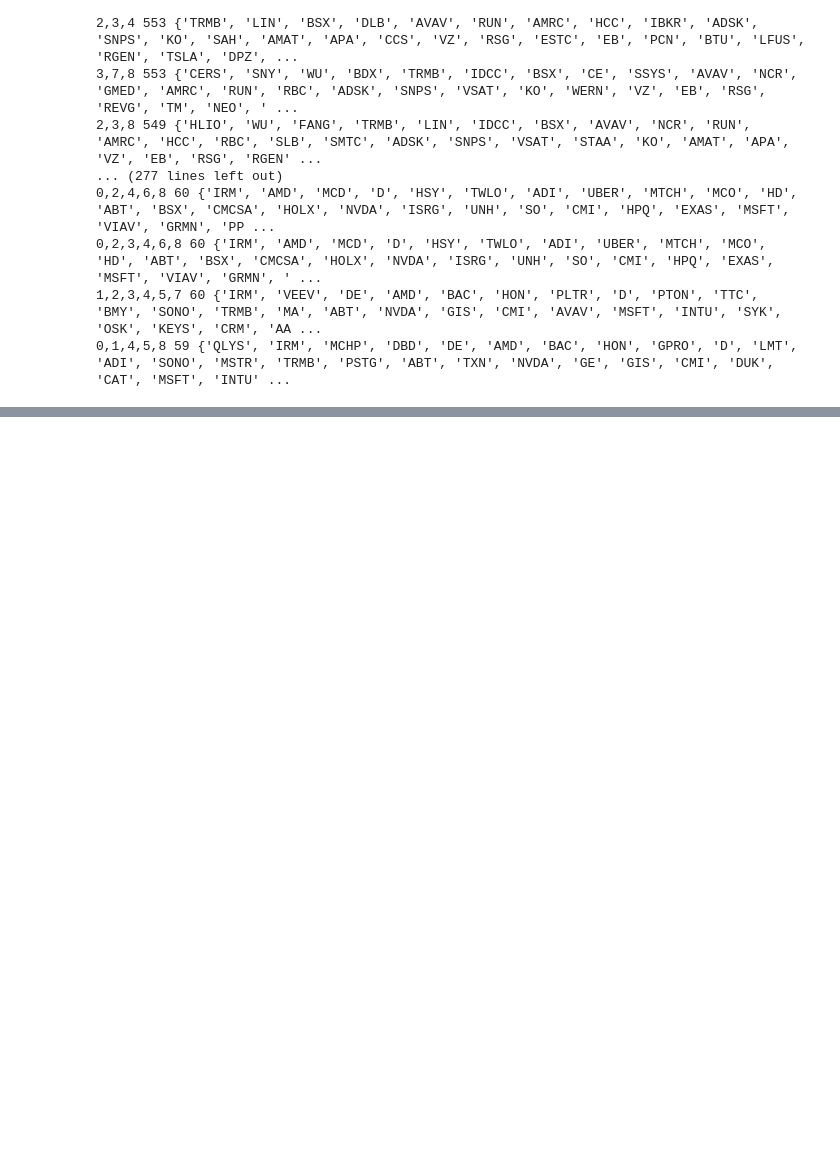
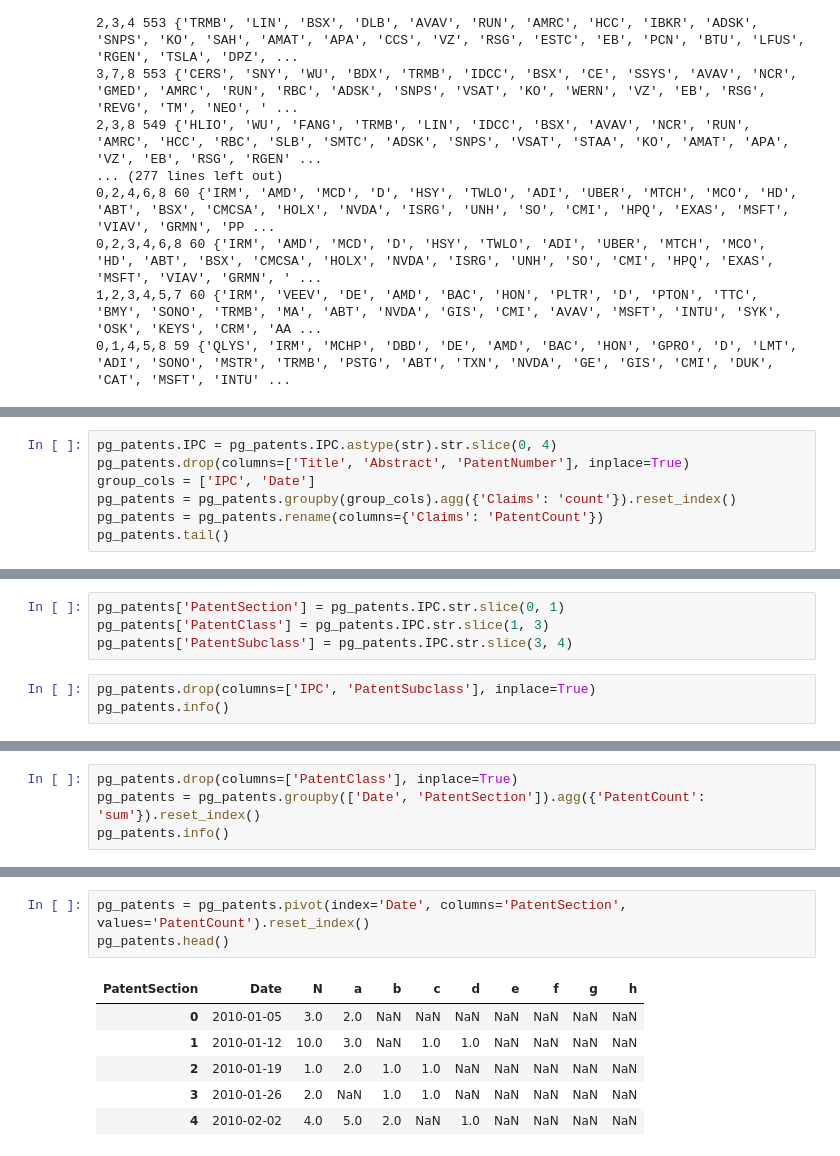
Before and after one commit to xtrabyte-consulting/alt-trading-signals, a Jupyter notebook: UnionsAllLive/OptimalUnionSet.ipynb, the cells around one changed output, grey strips where cells are left out. Saved outputs shown, nothing was run; the diff lists cells and outputs as text; blank space fills up the shorter version.

```diff
--- a/UnionsAllLive/OptimalUnionSet.ipynb
+++ b/UnionsAllLive/OptimalUnionSet.ipynb
@@ -145,0 +211,7 @@ for key, value in sorted_intersections.items():
+# %%
+pg_patents.IPC = pg_patents.IPC.astype(str).str.slice(0, 4)
+pg_patents.drop(columns=['Title', 'Abstract', 'PatentNumber'], inplace=True)
+group_cols = ['IPC', 'Date']
+pg_patents = pg_patents.groupby(group_cols).agg({'Claims': 'count'}).reset_index()
+pg_patents = pg_patents.rename(columns={'Claims': 'PatentCount'})
+pg_patents.tail()
@@ -145,0 +225,7 @@ for key, value in sorted_intersections.items():
+# %%
+pg_patents['PatentSection'] = pg_patents.IPC.str.slice(0, 1)
+pg_patents['PatentClass'] = pg_patents.IPC.str.slice(1, 3)
+pg_patents['PatentSubclass'] = pg_patents.IPC.str.slice(3, 4)
+# %%
+pg_patents.drop(columns=['IPC', 'PatentSubclass'], inplace=True)
+pg_patents.info()
@@ -145,0 +244,4 @@ for key, value in sorted_intersections.items():
+# %%
+pg_patents.drop(columns=['PatentClass'], inplace=True)
+pg_patents = pg_patents.groupby(['Date', 'PatentSection']).agg({'PatentCount': 'sum'}).reset_index()
+pg_patents.info()
@@ -145,0 +259,10 @@ for key, value in sorted_intersections.items():
+# %%
+pg_patents = pg_patents.pivot(index='Date', columns='PatentSection', values='PatentCount').reset_index()
+pg_patents.head()
+# %% [output]
+| PatentSection | Date | N | a | b | c | d | e | f | g | h |
+| 0 | 2010-01-05 | 3.0 | 2.0 | NaN | NaN | NaN | NaN | NaN | NaN | NaN |
+| 1 | 2010-01-12 | 10.0 | 3.0 | NaN | 1.0 | 1.0 | NaN | NaN | NaN | NaN |
+| 2 | 2010-01-19 | 1.0 | 2.0 | 1.0 | 1.0 | NaN | NaN | NaN | NaN | NaN |
+| 3 | 2010-01-26 | 2.0 | NaN | 1.0 | 1.0 | NaN | NaN | NaN | NaN | NaN |
+| 4 | 2010-02-02 | 4.0 | 5.0 | 2.0 | NaN | 1.0 | NaN | NaN | NaN | NaN |
```
Also changed, not shown: parts of 24 cells of this notebook.
